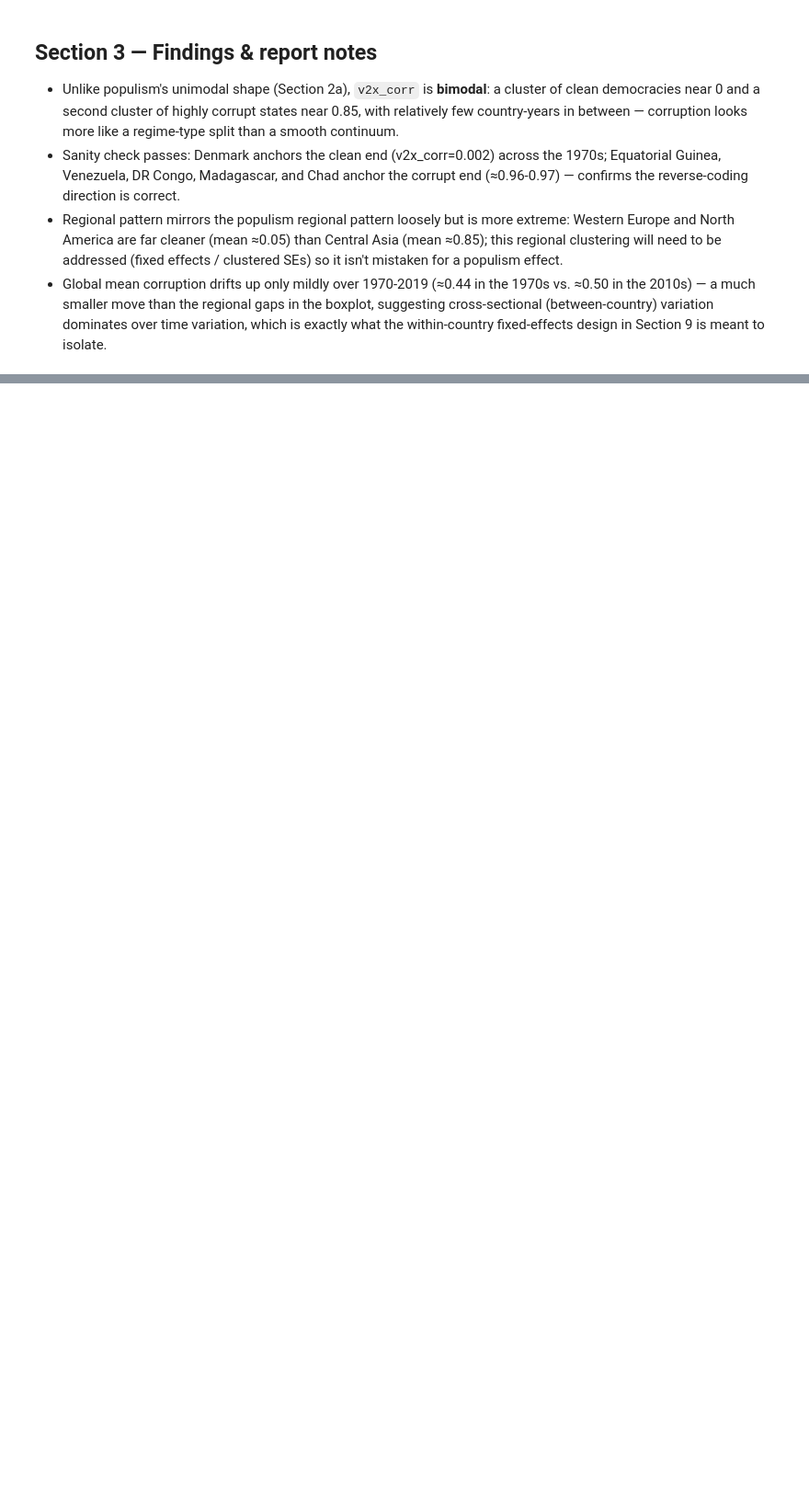
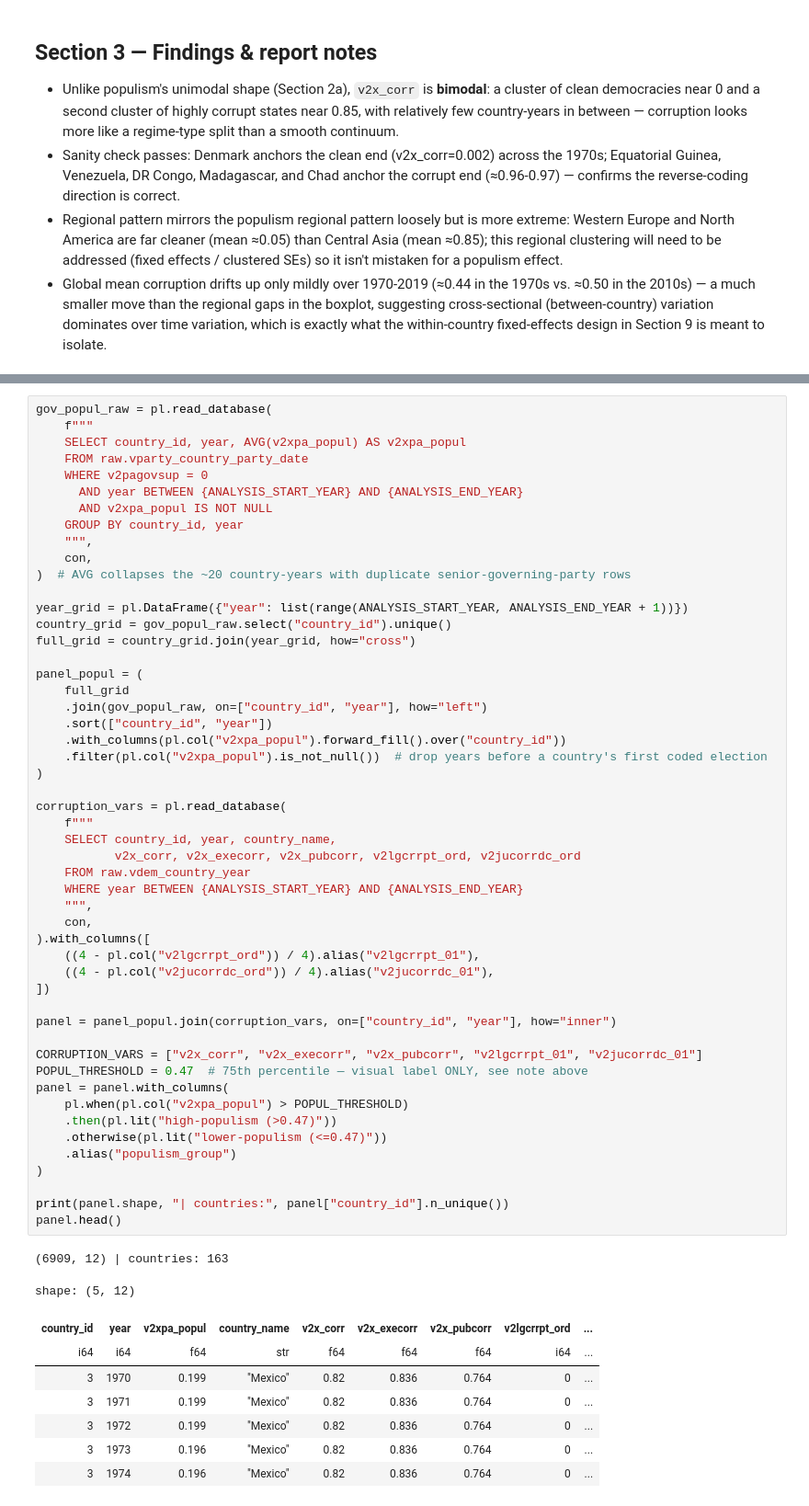
Before and after one commit to VYelisieievV/data-science-lab-bicocca, a Jupyter notebook: notebooks/01_eda_populism_corruption.ipynb, the cells around one changed output, grey strips where cells are left out. Shown at 92% size. Drawn from its saved outputs; the diff is of its cells as text; blank space fills up the shorter version.

```diff
--- a/notebooks/01_eda_populism_corruption.ipynb
+++ b/notebooks/01_eda_populism_corruption.ipynb
@@ -623,0 +634,61 @@ plt.show()
+# %%
+gov_popul_raw = pl.read_database(
+    f"""
+    SELECT country_id, year, AVG(v2xpa_popul) AS v2xpa_popul
+    FROM raw.vparty_country_party_date
+    WHERE v2pagovsup = 0
+      AND year BETWEEN {ANALYSIS_START_YEAR} AND {ANALYSIS_END_YEAR}
+      AND v2xpa_popul IS NOT NULL
+    GROUP BY country_id, year
+    """,
+    con,
+)  # AVG collapses the ~20 country-years with duplicate senior-governing-party rows
+
+year_grid = pl.DataFrame({"year": list(range(ANALYSIS_START_YEAR, ANALYSIS_END_YEAR + 1))})
+country_grid = gov_popul_raw.select("country_id").unique()
+full_grid = country_grid.join(year_grid, how="cross")
+
+panel_popul = (
+    full_grid
+    .join(gov_popul_raw, on=["country_id", "year"], how="left")
+    .sort(["country_id", "year"])
+    .with_columns(pl.col("v2xpa_popul").forward_fill().over("country_id"))
+    .filter(pl.col("v2xpa_popul").is_not_null())  # drop years before a country's first coded election
+)
+
+corruption_vars = pl.read_database(
+    f"""
+    SELECT country_id, year, country_name,
+           v2x_corr, v2x_execorr, v2x_pubcorr, v2lgcrrpt_ord, v2jucorrdc_ord
+    FROM raw.vdem_country_year
+    WHERE year BETWEEN {ANALYSIS_START_YEAR} AND {ANALYSIS_END_YEAR}
+    """,
+    con,
+).with_columns([
+    ((4 - pl.col("v2lgcrrpt_ord")) / 4).alias("v2lgcrrpt_01"),
+    ((4 - pl.col("v2jucorrdc_ord")) / 4).alias("v2jucorrdc_01"),
+])
+
+panel = panel_popul.join(corruption_vars, on=["country_id", "year"], how="inner")
+
+CORRUPTION_VARS = ["v2x_corr", "v2x_execorr", "v2x_pubcorr", "v2lgcrrpt_01", "v2jucorrdc_01"]
+POPUL_THRESHOLD = 0.47  # 75th percentile — visual label ONLY, see note above
+panel = panel.with_columns(
+    pl.when(pl.col("v2xpa_popul") > POPUL_THRESHOLD)
+    .then(pl.lit("high-populism (>0.47)"))
+    .otherwise(pl.lit("lower-populism (<=0.47)"))
+    .alias("populism_group")
+)
+
+print(panel.shape, "| countries:", panel["country_id"].n_unique())
+panel.head()
+# %% [output]
+(6909, 12) | countries: 163
+shape: (5, 12)
+| country_id | year | v2xpa_popul | country_name | v2x_corr | v2x_execorr | v2x_pubcorr | v2lgcrrpt_ord | ... |
+| i64 | i64 | f64 | str | f64 | f64 | f64 | i64 | ... |
+| 3 | 1970 | 0.199 | "Mexico" | 0.82 | 0.836 | 0.764 | 0 | ... |
+| 3 | 1971 | 0.199 | "Mexico" | 0.82 | 0.836 | 0.764 | 0 | ... |
+| 3 | 1972 | 0.199 | "Mexico" | 0.82 | 0.836 | 0.764 | 0 | ... |
+| 3 | 1973 | 0.196 | "Mexico" | 0.82 | 0.836 | 0.764 | 0 | ... |
+| 3 | 1974 | 0.196 | "Mexico" | 0.82 | 0.836 | 0.764 | 0 | ... |
```
Also changed, not shown: parts of 11 cells of this notebook.
